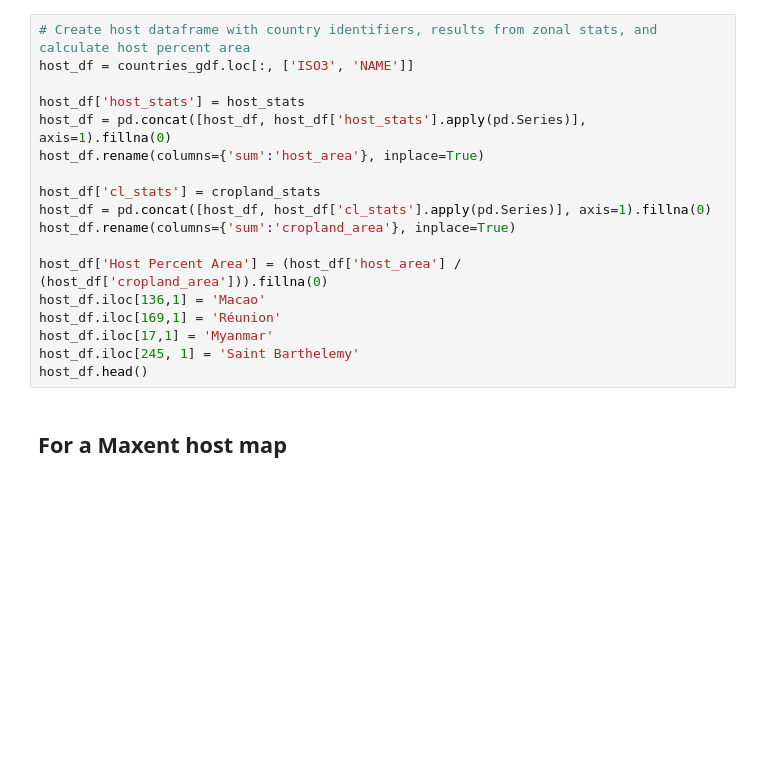
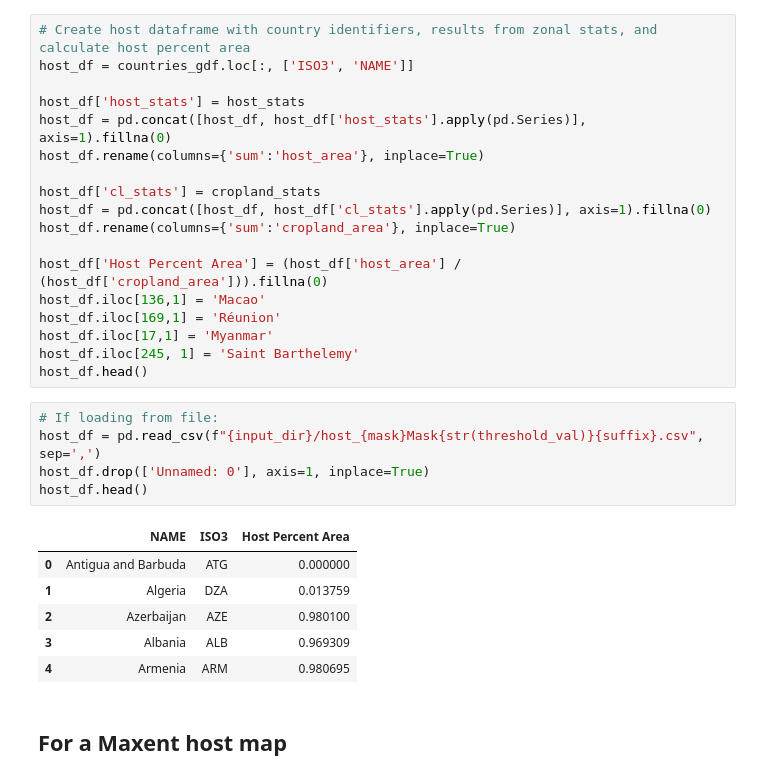
Before and after one commit to arielsaffer/PoPS-Global-Ag-CaseStudy, a Jupyter notebook: notebooks/1_data_acquisition_format.ipynb, the cells around one changed output. Drawn from its saved outputs; the diff is of its cells as text; blank space fills up the shorter version.

```diff
--- a/notebooks/1_data_acquisition_format.ipynb
+++ b/notebooks/1_data_acquisition_format.ipynb
@@ -443,6 +480,18 @@ host_df.iloc[169,1] = 'Réunion'
 host_df.iloc[17,1] = 'Myanmar'
 host_df.iloc[245, 1] = 'Saint Barthelemy'
 host_df.head()
+# %%
+# If loading from file:
+host_df = pd.read_csv(f"{input_dir}/host_{mask}Mask{str(threshold_val)}{suffix}.csv", sep=',')
+host_df.drop(['Unnamed: 0'], axis=1, inplace=True)
+host_df.head()
+# %% [output]
+|  | NAME | ISO3 | Host Percent Area |
+| 0 | Antigua and Barbuda | ATG | 0.000000 |
+| 1 | Algeria | DZA | 0.013759 |
+| 2 | Azerbaijan | AZE | 0.980100 |
+| 3 | Albania | ALB | 0.969309 |
+| 4 | Armenia | ARM | 0.980695 |
 # %% [markdown]
 ## For a Maxent host map
 # %%
```
Also changed, not shown: parts of 24 cells of this notebook, 1 other file.
